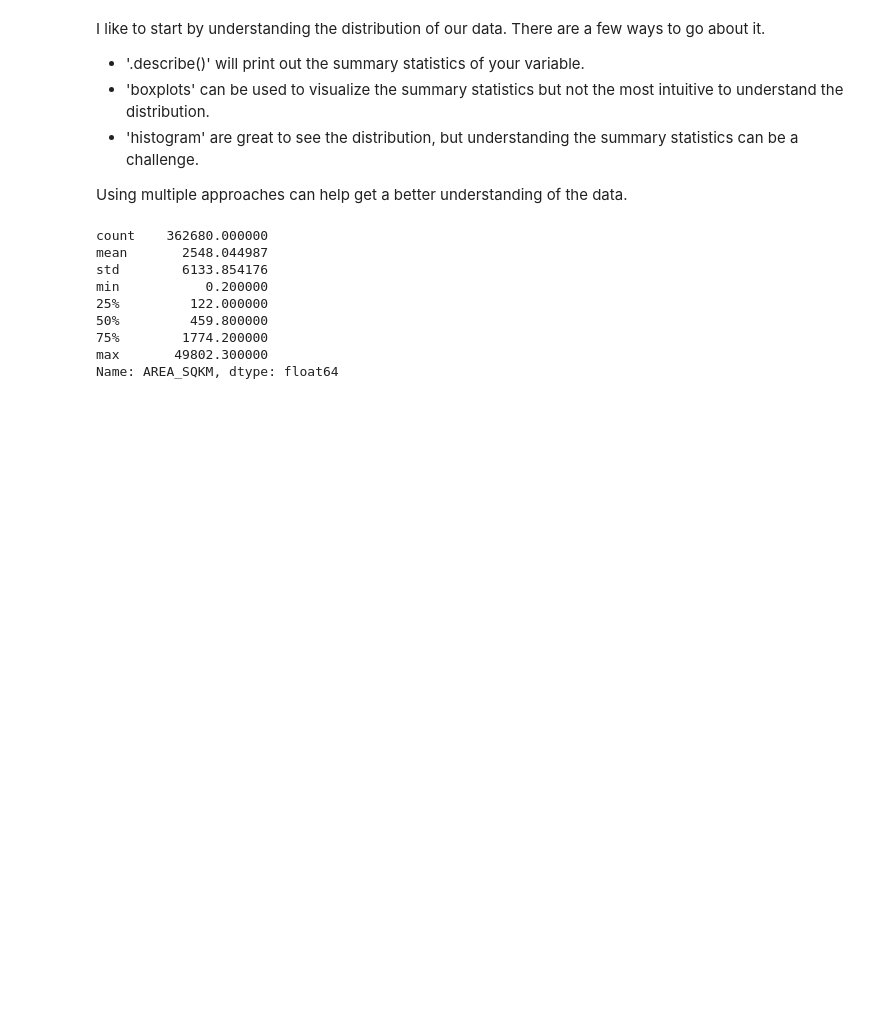
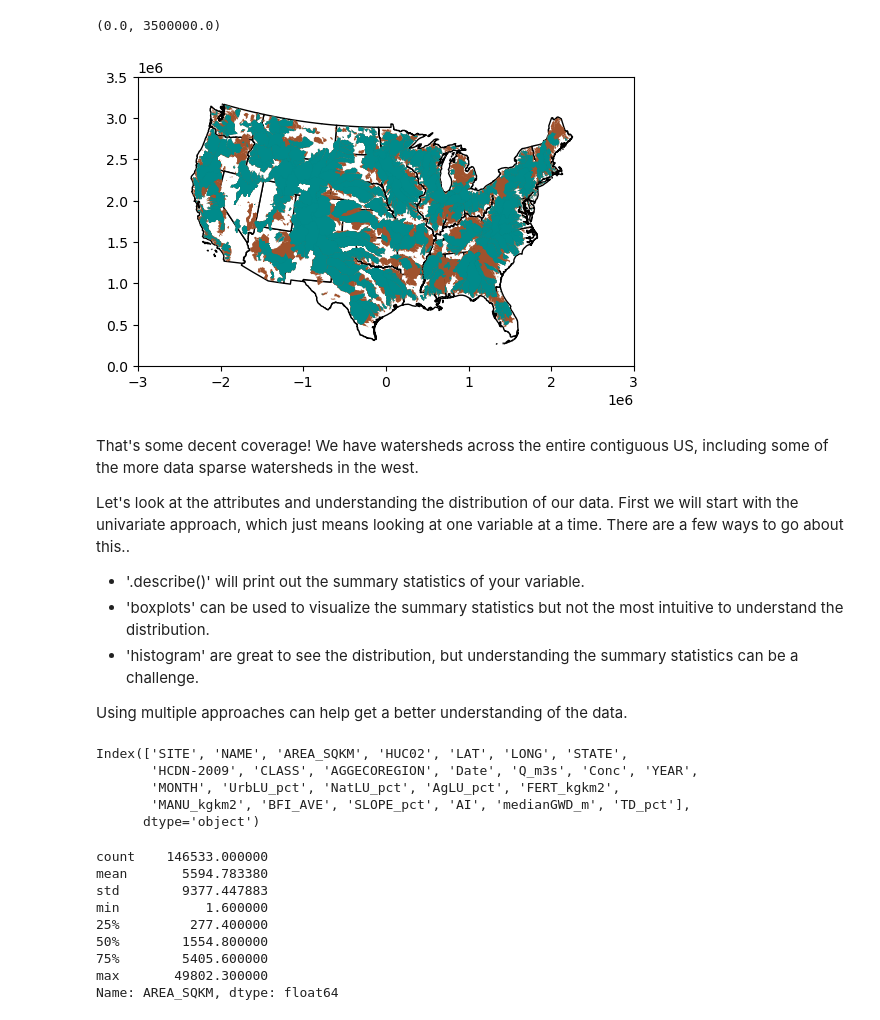
Before and after one commit to danykakbyrnes/DataExplorationWorkshop, a Jupyter notebook: CODE/ANA_dataExploration.ipynb, the cells around one changed output. Saved outputs shown, nothing was run; the diff lists cells and outputs as text; code cells hidden in the pictures; blank space fills up the shorter version.

```diff
--- a/CODE/ANA_dataExploration.ipynb
+++ b/CODE/ANA_dataExploration.ipynb
@@ -32,21 +43,54 @@ CQ.head()
+# %%
+# Loading in the watershed shapefile.
+wtshd = gpd.read_file(inputDataFilepath+'boundaries-shapefiles-by-aggeco/bas_all.shp')
+wtshd = wtshd.rename(columns={'GAGE_ID':'SITE'})
+US_boundary = gpd.read_file(inputDataFilepath+'cb_2017_us_state_5m/cb_2017_us_state_5m.shp')
+wtshd_f = wtshd[wtshd['SITE'].isin(CQ_attrib['SITE'])]
+US_boundary = US_boundary.to_crs(wtshd_f.crs)
+# %%
+# Let's compare all GAGE watersheds to the dataset that has water quality samples.
+
+# Task: Plot the watershed shapefile and the filtered watershed shapefile.
+# Syntax: shapefile.plot(ax=[basemap], color='colorName')
+
+# I've plotted the base map, you plot the other 2.
+base = US_boundary.plot(color='white', edgecolor='black')
+
+wtshd.plot(ax=base, color='sienna')
+wtshd_f.plot(ax=base, color='darkcyan')
+base.set_xlim(-3*10**6, 3*10**6)
+base.set_ylim(0, 3.5*10**6)
+# %% [output]
+(0.0, 3500000.0)
+[figure, added]
 # %% [markdown]
-I like to start by understanding the distribution of our data. There are a few ways to go about it.
+That's some decent coverage! We have watersheds across the entire contiguous US, including some of the more data sparse watersheds in the west.
+
+Let's look at the attributes and understanding the distribution of our data. First we will start with the univariate approach, which just means looking at one variable at a time. There are a few ways to go about this..
 
 - '.describe()' will print out the summary statistics of your variable.
 - 'boxplots' can be used to visualize the summary statistics but not the most intuitive to understand the distribution.
 - 'histogram' are great to see the distribution, but understanding the summary statistics can be a challenge.
 
 Using multiple approaches can help get a better understanding of the data.
+# %%
+CQ_attrib.columns
+# %% [output]
+Index(['SITE', 'NAME', 'AREA_SQKM', 'HUC02', 'LAT', 'LONG', 'STATE',
+       'HCDN-2009', 'CLASS', 'AGGECOREGION', 'Date', 'Q_m3s', 'Conc', 'YEAR',
+       'MONTH', 'UrbLU_pct', 'NatLU_pct', 'AgLU_pct', 'FERT_kgkm2',
+       'MANU_kgkm2', 'BFI_AVE', 'SLOPE_pct', 'AI', 'medianGWD_m', 'TD_pct'],
+      dtype='object')
 # %%
-WtshdAtt['AREA_SQKM'].describe()
+CQ_attrib['AREA_SQKM'].describe()
 # %% [output]
-count    362680.000000
-mean       2548.044987
-std        6133.854176
-min           0.200000
-25%         122.000000
-50%         459.800000
-75%        1774.200000
+count    146533.000000
+mean       5594.783380
+std        9377.447883
+min           1.600000
+25%         277.400000
+50%        1554.800000
+75%        5405.600000
 max       49802.300000
 Name: AREA_SQKM, dtype: float64
 # %%
```
Also changed, not shown: parts of 18 cells of this notebook, 1 other file.
